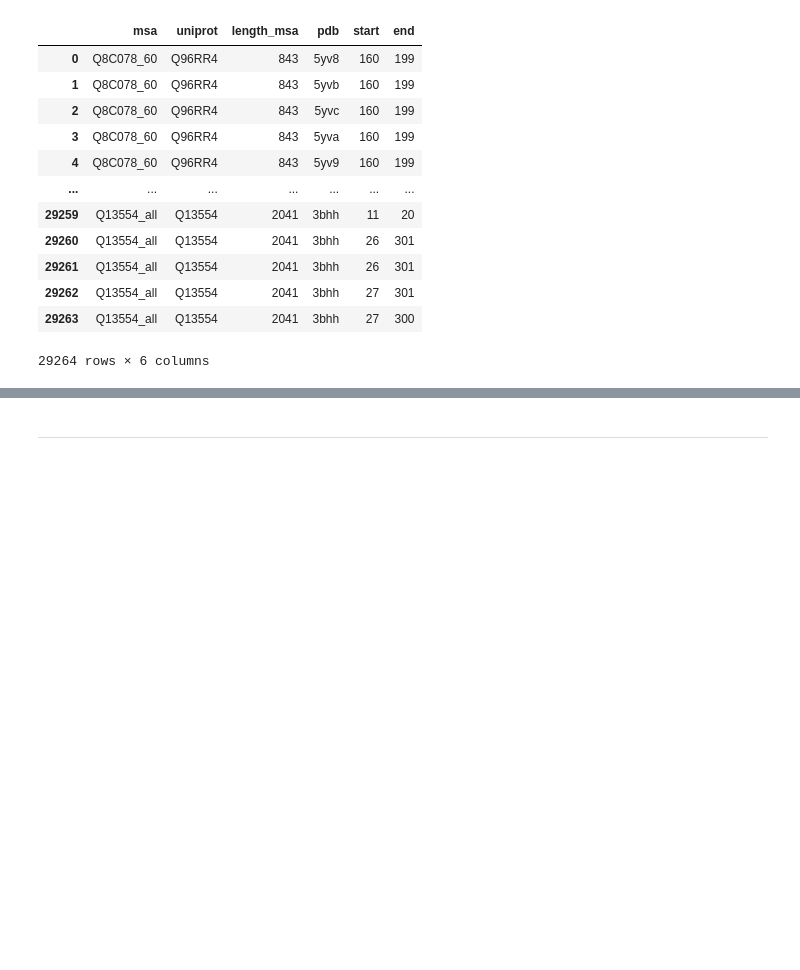
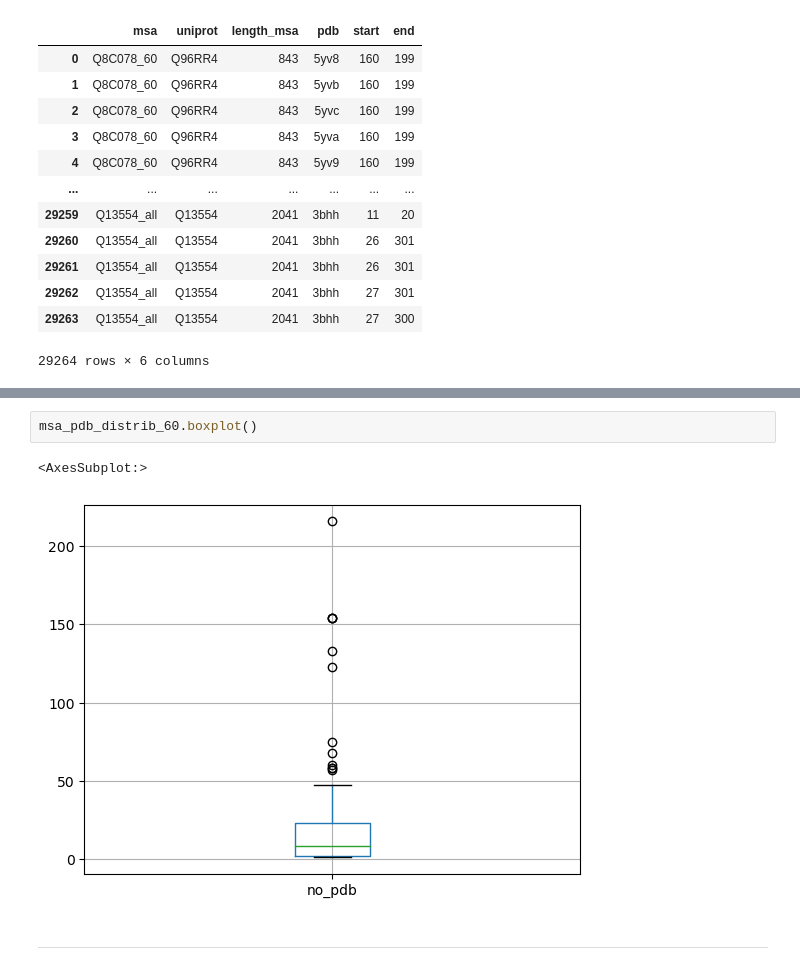
Before and after one commit to alvaro-2/cis-reg, a Jupyter notebook: scripts/orthologs.ipynb, the cells around one changed output, grey strips where cells are left out. Drawn from its saved outputs; the diff is of its cells as text; blank space fills up the shorter version.

```diff
--- a/scripts/orthologs.ipynb
+++ b/scripts/orthologs.ipynb
@@ -771,3 +829,8 @@ msa_pdb.to_csv('../datasets/msa_pdb.tsv', sep='\t', index= False)
+# %%
+msa_pdb_distrib_60.boxplot()
+# %% [output]
+<AxesSubplot:>
+[figure, added]
 # %% [markdown]
 ---
 # %%
```
Also changed, not shown: parts of 13 cells of this notebook.
